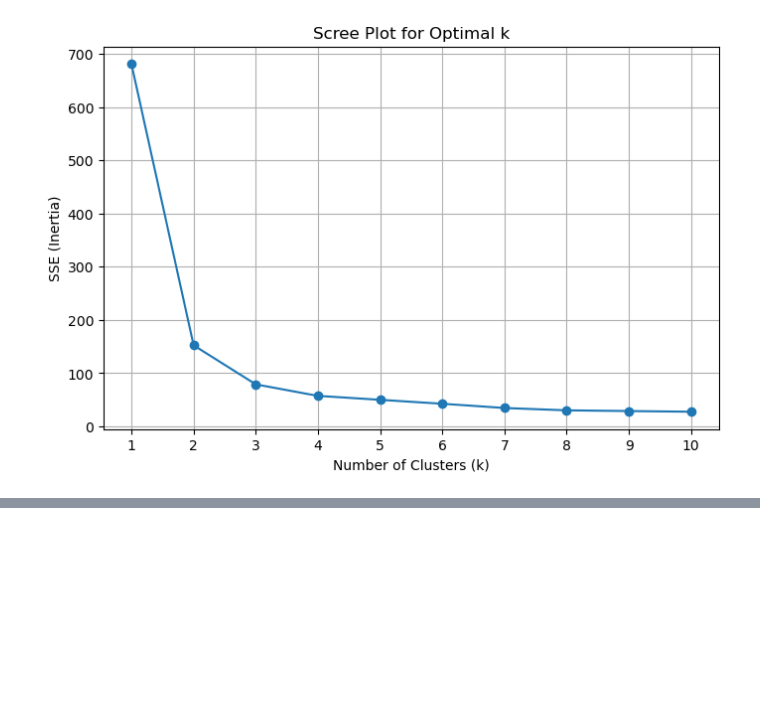
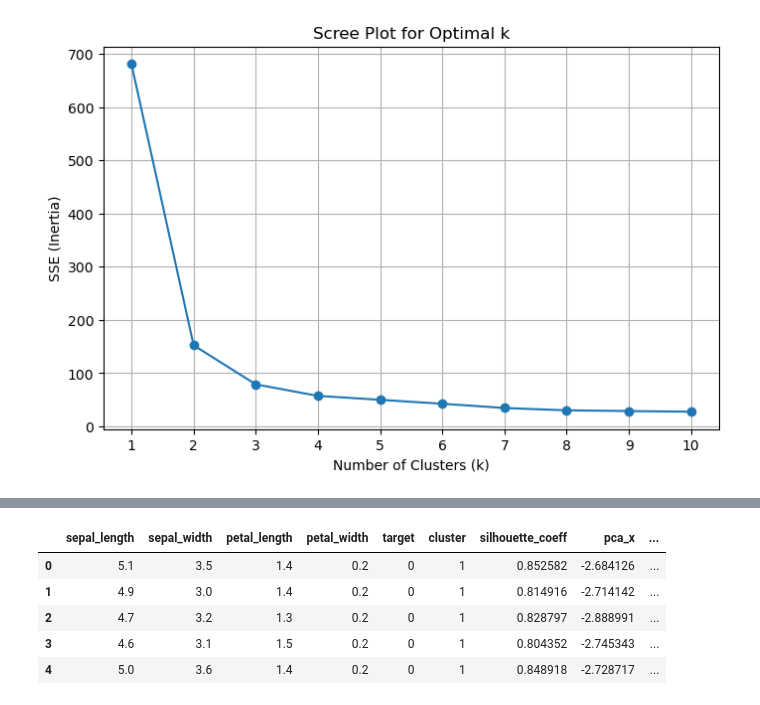
Before and after one commit to chanho0215/hipython, a Jupyter notebook: ml/8_KMeans.ipynb, the cells around one changed output, grey strips where cells are left out. Saved outputs shown, nothing was run; the diff lists cells and outputs as text; code cells hidden in the pictures; blank space fills up the shorter version.

```diff
--- a/ml/8_KMeans.ipynb
+++ b/ml/8_KMeans.ipynb
@@ -140,0 +143,11 @@ plt.show()
+# %%
+from sklearn.decomposition import PCA
+
+# PCA 객체 생성 (주성분 2개로 축소)
+pca = PCA(n_components=2)
+
+# 데이터 변환
+X_pca = pca.fit_transform(iris.data)
+
+# 설명된 분산 비율 확인
+print(pca.explained_variance_ratio_)
@@ -140,0 +176,11 @@ plt.show()
+# %%
+iris_df['pca_x'] = X_pca[:,0]
+iris_df['pca_y'] = X_pca[:,1]
+iris_df.head()
+# %% [output]
+|  | sepal_length | sepal_width | petal_length | petal_width | target | cluster | silhouette_coeff | pca_x | ... |
+| 0 | 5.1 | 3.5 | 1.4 | 0.2 | 0 | 1 | 0.852582 | -2.684126 | ... |
+| 1 | 4.9 | 3.0 | 1.4 | 0.2 | 0 | 1 | 0.814916 | -2.714142 | ... |
+| 2 | 4.7 | 3.2 | 1.3 | 0.2 | 0 | 1 | 0.828797 | -2.888991 | ... |
+| 3 | 4.6 | 3.1 | 1.5 | 0.2 | 0 | 1 | 0.804352 | -2.745343 | ... |
+| 4 | 5.0 | 3.6 | 1.4 | 0.2 | 0 | 1 | 0.848918 | -2.728717 | ... |
```
Also changed, not shown: parts of 3 cells of this notebook.
